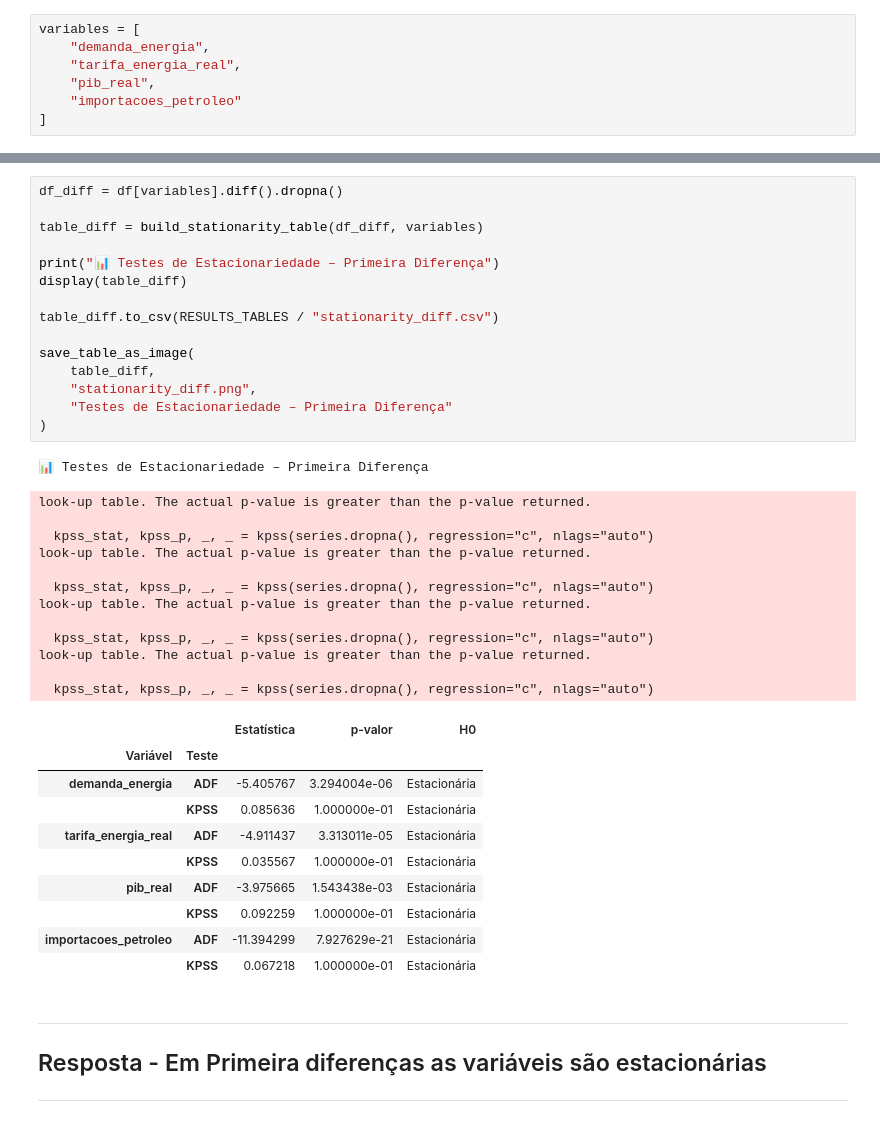
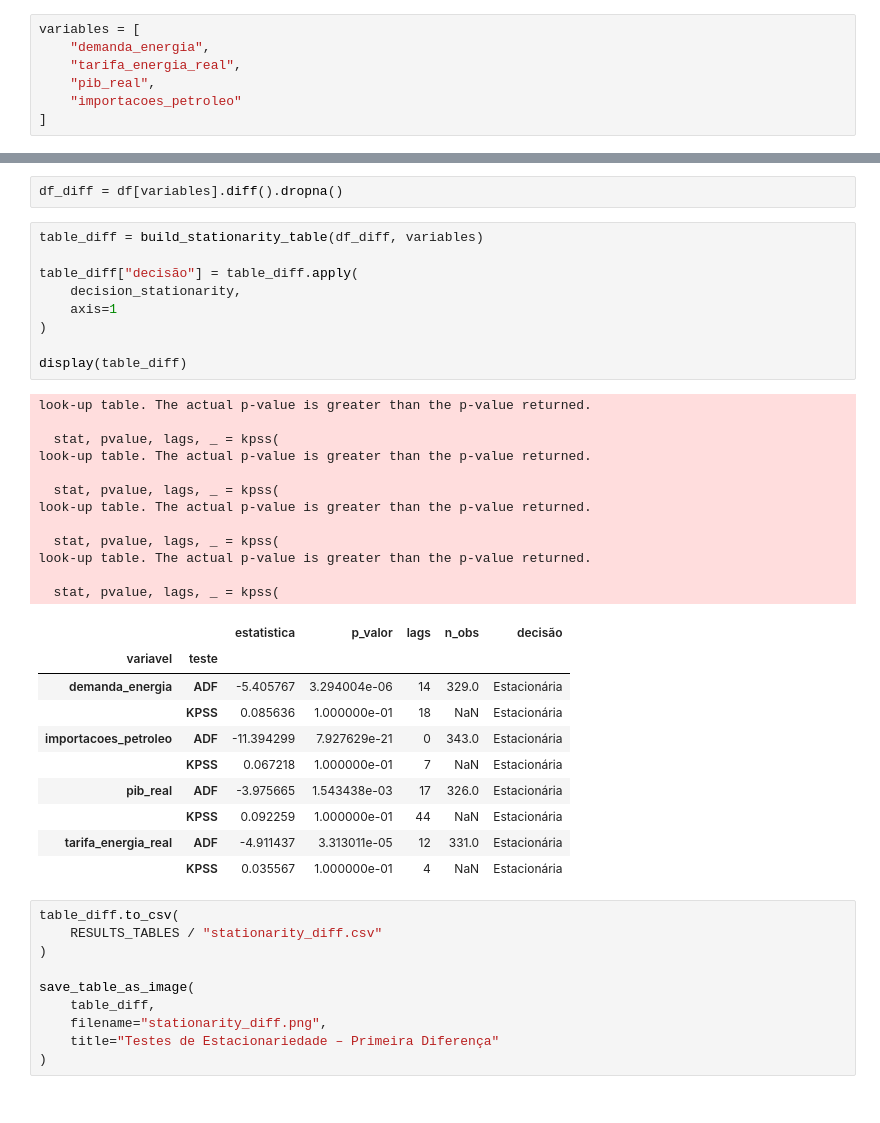
Before and after one commit to AlmyrGodoy/energy_demand_brazil, a Jupyter notebook: notebooks/02_stationarity.ipynb, the cells around one changed output, grey strips where cells are left out. Cells and saved outputs as stored; diff of their text form.

```diff
--- a/notebooks/02_stationarity.ipynb
+++ b/notebooks/02_stationarity.ipynb
@@ -242,43 +150,44 @@ look-up table. The actual p-value is smaller than the p-value returned.
+# %%
+df_diff = df[variables].diff().dropna()
+# %%
+table_diff = build_stationarity_table(df_diff, variables)
+
+table_diff["decisão"] = table_diff.apply(
+    decision_stationarity,
+    axis=1
+)
+
+display(table_diff)
+# %% [output]
+look-up table. The actual p-value is greater than the p-value returned.
+
+  stat, pvalue, lags, _ = kpss(
+look-up table. The actual p-value is greater than the p-value returned.
+
+  stat, pvalue, lags, _ = kpss(
+look-up table. The actual p-value is greater than the p-value returned.
+
+  stat, pvalue, lags, _ = kpss(
+look-up table. The actual p-value is greater than the p-value returned.
+
+  stat, pvalue, lags, _ = kpss(
+|  |  | estatistica | p_valor | lags | n_obs | decisão |
+| variavel | teste |  |  |  |  |  |
+| demanda_energia | ADF | -5.405767 | 3.294004e-06 | 14 | 329.0 | Estacionária |
+|  | KPSS | 0.085636 | 1.000000e-01 | 18 | NaN | Estacionária |
+| importacoes_petroleo | ADF | -11.394299 | 7.927629e-21 | 0 | 343.0 | Estacionária |
+|  | KPSS | 0.067218 | 1.000000e-01 | 7 | NaN | Estacionária |
+| pib_real | ADF | -3.975665 | 1.543438e-03 | 17 | 326.0 | Estacionária |
+|  | KPSS | 0.092259 | 1.000000e-01 | 44 | NaN | Estacionária |
+| tarifa_energia_real | ADF | -4.911437 | 3.313011e-05 | 12 | 331.0 | Estacionária |
+|  | KPSS | 0.035567 | 1.000000e-01 | 4 | NaN | Estacionária |
 # %%
-df_diff = df[variables].diff().dropna()
-
-table_diff = build_stationarity_table(df_diff, variables)
-
-print("📊 Testes de Estacionariedade – Primeira Diferença")
-display(table_diff)
-
-table_diff.to_csv(RESULTS_TABLES / "stationarity_diff.csv")
+table_diff.to_csv(
+    RESULTS_TABLES / "stationarity_diff.csv"
+)
 
 save_table_as_image(
     table_diff,
-    "stationarity_diff.png",
-    "Testes de Estacionariedade – Primeira Diferença"
+    filename="stationarity_diff.png",
+    title="Testes de Estacionariedade – Primeira Diferença"
 )
-# %% [output]
-📊 Testes de Estacionariedade – Primeira Diferença
-look-up table. The actual p-value is greater than the p-value returned.
-
-  kpss_stat, kpss_p, _, _ = kpss(series.dropna(), regression="c", nlags="auto")
-look-up table. The actual p-value is greater than the p-value returned.
-
-  kpss_stat, kpss_p, _, _ = kpss(series.dropna(), regression="c", nlags="auto")
-look-up table. The actual p-value is greater than the p-value returned.
-
-  kpss_stat, kpss_p, _, _ = kpss(series.dropna(), regression="c", nlags="auto")
-look-up table. The actual p-value is greater than the p-value returned.
-
-  kpss_stat, kpss_p, _, _ = kpss(series.dropna(), regression="c", nlags="auto")
-|  |  | Estatística | p-valor | H0 |
-| Variável | Teste |  |  |  |
-| demanda_energia | ADF | -5.405767 | 3.294004e-06 | Estacionária |
-|  | KPSS | 0.085636 | 1.000000e-01 | Estacionária |
-| tarifa_energia_real | ADF | -4.911437 | 3.313011e-05 | Estacionária |
-|  | KPSS | 0.035567 | 1.000000e-01 | Estacionária |
-| pib_real | ADF | -3.975665 | 1.543438e-03 | Estacionária |
-|  | KPSS | 0.092259 | 1.000000e-01 | Estacionária |
-| importacoes_petroleo | ADF | -11.394299 | 7.927629e-21 | Estacionária |
-|  | KPSS | 0.067218 | 1.000000e-01 | Estacionária |
-# %% [markdown]
---------------------------------------
-## Resposta - Em Primeira diferenças as variáveis são estacionárias
----------------------------------------
```
Also changed, not shown: parts of 29 cells of this notebook, 18 other files.
